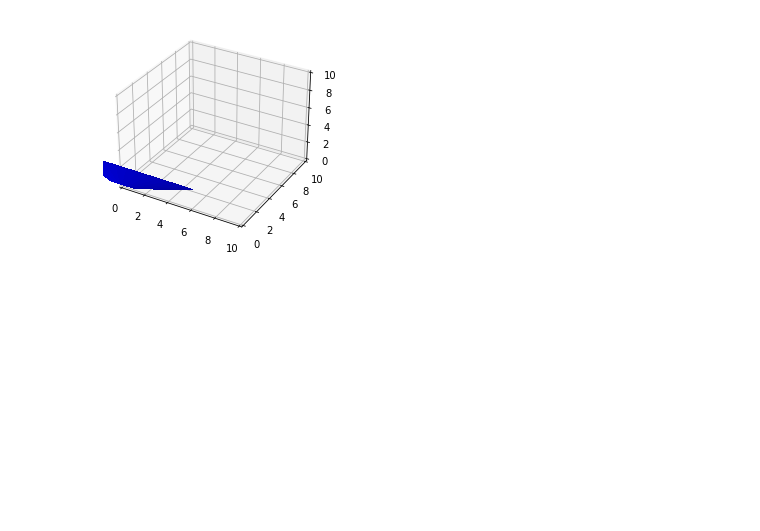
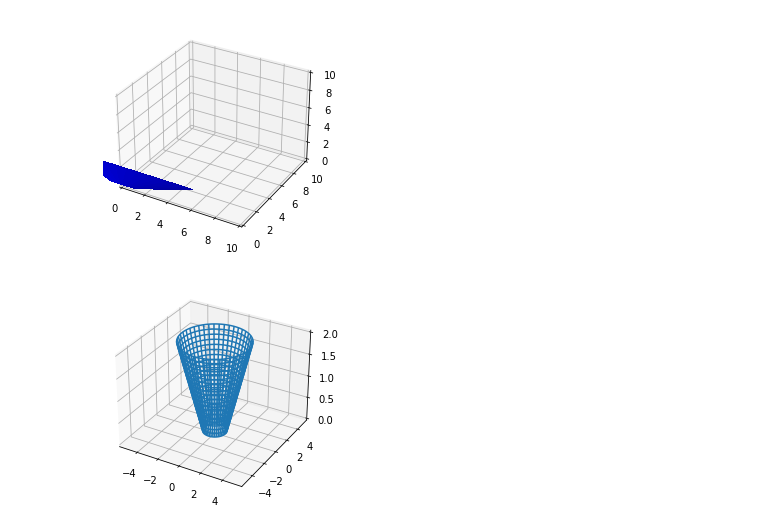
Before and after one commit to argrod/PosVol, a Jupyter notebook: EcholocationCone.ipynb, the cells around one changed output. Saved outputs shown, nothing was run; the diff lists cells and outputs as text; code cells hidden in the pictures; blank space fills up the shorter version.

```diff
--- a/EcholocationCone.ipynb
+++ b/EcholocationCone.ipynb
@@ -161,3 +192,32 @@ truncated_cone(A0, A1, 1, 5, 'blue')
 plt.show()
 # %% [output]
 [figure]
+# %%
+# rotating the base cone
+from mpl_toolkits.mplot3d import axes3d
+import matplotlib.pyplot as plt
+import numpy as np
+
+fig = plt.figure()
+ax = fig.add_subplot(111,projection='3d')
+
+# Set up the grid in polar
+theta = np.linspace(0,2*np.pi,90)
+r = np.linspace(0,5,50)
+T, R = np.meshgrid(theta, r)
+
+# Then calculate X, Y, and Z
+X = R * np.cos(T)
+Y = R * np.sin(T)
+Z = np.sqrt(X**2 + Y**2) - 1
+
+# Set the Z values outside your range to NaNs so they aren't plotted
+Z[Z < 0] = np.nan
+Z[Z > 2.1] = np.nan
+ax.plot_wireframe(X, Y, Z)
+
+ax.set_zlim(0,2)
+
+plt.show()
+# %% [output]
+[figure, added]
```
Also changed, not shown: parts of 11 cells of this notebook.
